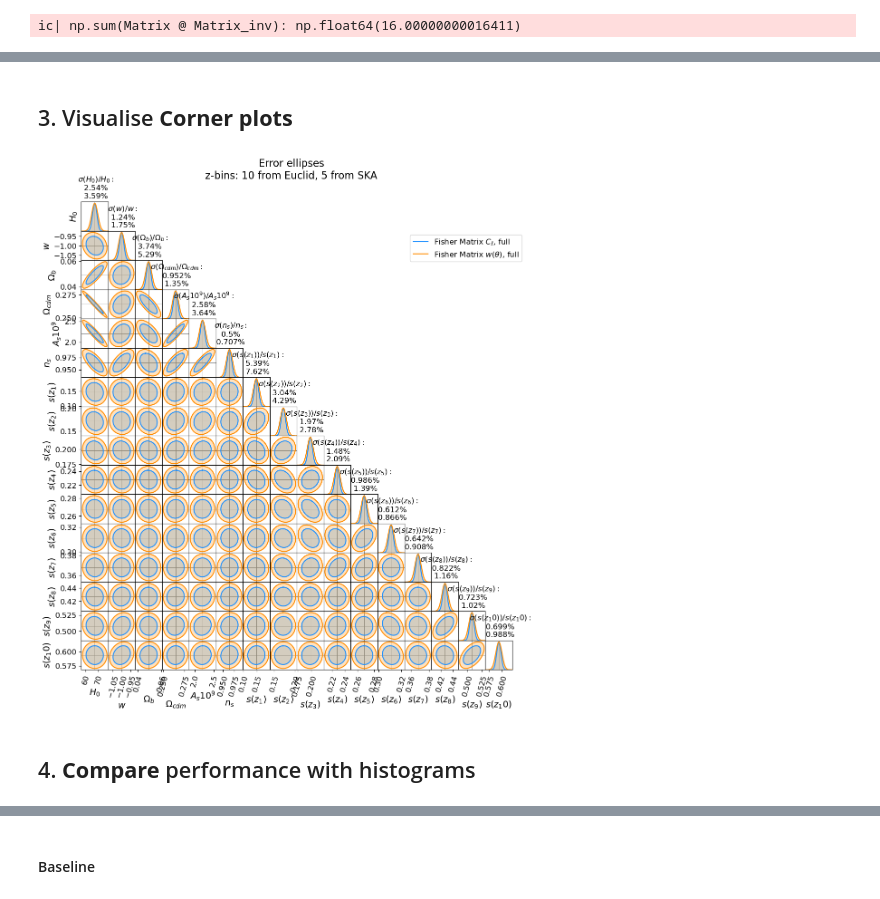
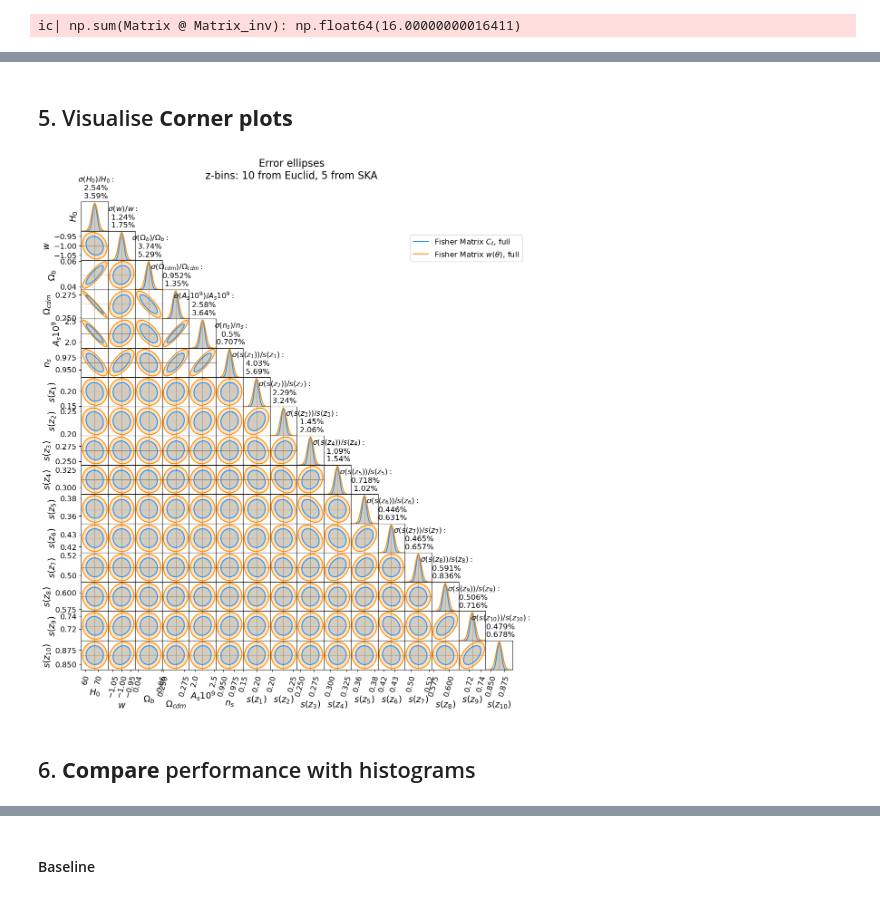
Before and after one commit to GreenTS27/Photo_Surveys-HI_IM-Fisher_Matrix, a Jupyter notebook: Fisher_Matrix_C_ell_vs_w_t.ipynb, the cells around one changed output, grey strips where cells are left out. Drawn from its saved outputs; the diff is of its cells as text; code cells hidden in the pictures.

```diff
--- a/Fisher_Matrix_C_ell_vs_w_t.ipynb
+++ b/Fisher_Matrix_C_ell_vs_w_t.ipynb
@@ -196,7 +210,8 @@ def Temp_HI(z):
     return 0.055919 + 0.23242 * z - 0.024136 * z**2
 
 
-arr_z_central_MK = np.array( [0.15, 0.25, 0.35, 0.45, 0.55, 0.65, 0.75, 0.85, 0.95, 1.05, 1.15] )
+arr_z_central_MK = np.array( [0.45, 0.55, 0.65, 0.75, 0.85, 0.95, 1.05, 1.15, 1.25, 1.35, 1.45] )
+bin_width_MK = 0.1
 nu_ref = 1420.0 # MHz, frequency of the HI line
 arr_nu_central_MK = nu_ref / (arr_z_central_MK+1)
 
@@ -248,24 +263,15 @@ Note that the assumed redshift bin width is z = 0.1, but we show the results for
 # %%
 # SKA1 Wide Band 1 Survey
 
-arr_gal_bias_SKA = np.array([0.94, 1.26, 1.85, 2.26, 3.72])
-arr_mag_bias_SKA = np.array([0.95, 1.31, 1.48, 1.34, 1.26])
-
-# Number of galaxies per bin
-arr_dNdz = np.array([ 17.53, 23.98, 22.80, 13.20, 20.30 ]) *10**6
-dNdz_Total_SKA = 1.4 # arcmin^-2
+arr_z_central_SKA = np.array([0.4, 0.6, 0.8, 1.0, 1.2, 1.4, 1.6, 1.8, 2.0, 2.2, 2.4, 2.6, 2.8, 3.0])
+bin_width_SKA = 0.1
 
 
-arr_z_min_SKA = np.array([0.0, 0.5, 1.0, 1.5, 2.0])
-arr_z_max_SKA = np.array([0.5, 1.0, 1.5, 2.0, 6.0])
-
-arr_z_central_SKA = (arr_z_min_SKA + arr_z_max_SKA) / 2
-ic(arr_z_central_SKA)
-
 nu_ref = 1420.0 # MHz, frequency of the HI line
-arr_nu_min_SKA =  nu_ref / (arr_z_max_SKA+1)
-arr_nu_max_SKA =  nu_ref / (arr_z_min_SKA+1)
+# arr_nu_min_SKA =  nu_ref / (arr_z_max_SKA+1)
+# arr_nu_max_SKA =  nu_ref / (arr_z_min_SKA+1)
 arr_nu_central_SKA = nu_ref / (arr_z_central_SKA+1)
+ic(arr_nu_central_SKA)
 
 f_sky_SKA = np.around(1/2 * (1 - np.cos( np.radians(np.sqrt(20000) )) ), 3 ) # 20000 deg2 max sky coverage
 ic(f_sky_SKA)
@@ -1102,7 +1155,8 @@ ic| N_thetas: 100
 # %% [markdown]
 ### Cosmology and Magnification bias values
 # %%
-# set_name = "sz"
+# set_name = "beta"
+set_name = "sz"
 
 ############################# Cosmological parameters ####################################
 # dic_Cosm_param={"parameter_name" : ["par_info", fiducial_value, h_value]
@@ -1118,12 +1172,13 @@ dic_Cosm_param= {
 
 # Magnification bias values, s(z)
 dic_mag_bias = {}
-for z_c in arr_z_central:
+for index_zc, z_c in enumerate(arr_z_central):
     if z_c in dic_Gal_HI_id["Gal"]:
         if Survey_Gal=="Euclid":
-            dic_mag_bias[z_c] = mag_bias_Euclid(z_c)
+            dic_mag_bias[z_c] = arr_mag_bias_Euclid[index_zc]
         else:
             dic_mag_bias[z_c] = mag_bias_DES(z_c)
+
     elif z_c in dic_Gal_HI_id["HI"]:
         dic_mag_bias[z_c] = 2/5
 
@@ -1161,7 +1216,6 @@ pars.InitPower.set_params(As=dic_cosmology["A_s"], ns=dic_cosmology["n_s"])
 # folder to save the data in
 folder_name = "Fisher_Data/"
 # String name to save file
-# save_filename = f"{Survey_Gal}_{N_bins_Gal}zbins_{Survey_HI}_{N_bins_HI}zbins_{set_name}"
-save_filename = f"{Survey_Gal}_{N_bins_Gal}zbins_{Survey_HI}_{N_bins_HI}zbins"
+save_filename = f"{Survey_Gal}_{N_bins_Gal}zbins_{Survey_HI}_{N_bins_HI}zbins_{set_name}"
 print(f"{folder_name}_..._{save_filename}_lmin{l_min}_thetaMax{theta_max}")
 # %% [output]
@@ -1536,5 +1403,5 @@ ic| np.sum(Matrix @ Matrix_inv): np.float64(7.000000000177119)
 # %% [markdown]
-## 3. Visualise **Corner plots**
+## 5. Visualise **Corner plots**
 # %%
 # Importing Fihser Matrices values from  saved data
 
@@ -1548,8 +1415,10 @@ ic| np.sum(Matrix @ Matrix_inv): np.float64(7.000000000177119)
 
 # FIM_Cl_auto = np.loadtxt(open(F"{folder_name}FisherM_Cl_auto_{save_filename}_f{f_sky_str}_lmin{l_min}_thetaMax{theta_max}.csv", "rb"), delimiter=" ", skiprows=0)
 # FIM_w_auto  = np.loadtxt(open(F"{folder_name}FisherM_w_auto_{ save_filename}_f{f_sky_str}_lmin{l_min}_thetaMax{theta_max}.csv", "rb"), delimiter=" ", skiprows=0)
-FIM_Cl_full = np.loadtxt(open(F"{folder_name}FisherM_Cl_full_{save_filename}_lmin{l_min}_thetaMax{theta_max}.csv", "rb"), delimiter=" ", skiprows=0)
-FIM_w_full  = np.loadtxt(open(F"{folder_name}FisherM_w_full_{ save_filename}_lmin{l_min}_thetaMax{theta_max}.csv", "rb"), delimiter=" ", skiprows=0)
+# FIM_Cl_full = np.loadtxt(open(F"{folder_name}FisherM_Cl_full_{save_filename}_lmin{l_min}_thetaMax{theta_max}.csv", "rb"), delimiter=" ", skiprows=0)
+# FIM_w_full  = np.loadtxt(open(F"{folder_name}FisherM_w_full_{ save_filename}_lmin{l_min}_thetaMax{theta_max}.csv", "rb"), delimiter=" ", skiprows=0)
+FIM_Cl_full = np.loadtxt(open(F"{folder_name}FisherM_Cl_full_{save_filename}.csv", "rb"), delimiter=" ", skiprows=0)
+FIM_w_full  = np.loadtxt(open(F"{folder_name}FisherM_w_full_{ save_filename}.csv", "rb"), delimiter=" ", skiprows=0)
 
 ########################## Corner plots ###################################################################
 fid=[]
@@ -1577,7 +1446,7 @@ par = [
     r"$s(z_7)$",
     r"$s(z_8)$",
     r"$s(z_9)$",
-    r"$s(z_10)$",
+    r"$s(z_{10})$",
     ]
 par_titles = par
 
@@ -1589,41 +1458,41 @@ Plot_title = ("Error ellipses \n" +
             #   rf"$\theta \in [{theta_min}, {theta_max:.3g}]$; $\ell \in [{l_min}, {l_max}]$"
               )
 
-name_fig_corner = f"Figures/CornerP_{set_name}_{Survey_Gal}_{N_bins_Gal}zbins_{Survey_HI}_{N_bins_HI}zbins_theta_{theta_min_str}_{theta_max:.3g}-ell_{l_min}_{l_max}"
+# name_fig_corner = f"Figures/CornerP_{set_name}_{Survey_Gal}_{N_bins_Gal}zbins_{Survey_HI}_{N_bins_HI}zbins_theta_{theta_min_str}_{theta_max:.3g}-ell_{l_min}_{l_max}"
+name_fig_corner = f"Figures/CornerP_{set_name}_{Survey_Gal}_{N_bins_Gal}zbins_{Survey_HI}_{N_bins_HI}zbins"
 
 # list_colors = ["#37b67e", "#057041", "#7e71bf", "#4900ac"]
 # list_colors = ["dodgerblue", "darkorange", "slateblue", "firebrick"]
 list_colors = ["slateblue", "firebrick", "dodgerblue", "darkorange"]
 
 
 # Only s(z)
 # Fishers = [ np.linalg.inv(np.linalg.inv(FIM_Cl_auto) [0:4,0:4]),
 #             np.linalg.inv(np.linalg.inv(FIM_w_auto)  [0:4,0:4]),
 #             np.linalg.inv(np.linalg.inv(FIM_Cl_cross)[0:4,0:4]),
 #             np.linalg.inv(np.linalg.inv(FIM_w_cross) [0:4,0:4]) ]
 
 # Only Cosm param
 # Fishers = [ np.linalg.inv(np.linalg.inv(FIM_Cl_auto) [4:,4:]),
 #             np.linalg.inv(np.linalg.inv(FIM_w_auto)  [4:,4:]),
 #             np.linalg.inv(np.linalg.inv(FIM_Cl_cross)[4:,4:]),
 #             np.linalg.inv(np.linalg.inv(FIM_w_cross) [4:,4:]) ]
 
 
 # Fishers = [ FIM_Cl_auto, FIM_w_auto, FIM_Cl_full, FIM_w_full ]
 # Flabels = [ r"Fisher Matrix $C_\ell$, auto", r"Fisher Matrix $w(\theta)$, auto", r"Fisher Matrix $C_\ell$, full", r"Fisher Matrix $w(\theta)$, full" ]
 # CornerPlot( Fishers, fid, par, par_titles, Plot_title, Flabels=Flabels, cores=list_colors, figure_size=(10,8),
 #             Fig_name= name_fig_corner+".png")
 
 # Fishers = [ FIM_Cl_auto, FIM_w_auto]
 # Flabels = [ r"Fisher Matrix $C_\ell$, auto", r"Fisher Matrix $w(\theta)$, auto"  ]
 # CornerPlot( Fishers, fid, par, par_titles, Plot_title,  Flabels=Flabels, cores=[list_colors[0], list_colors[1]] )
 
-# Fishers = [ FIM_Cl_full, FIM_w_full ]
 Fishers = [ FIM_Cl_full, FIM_w_full ]
 Flabels = [ r"Fisher Matrix $C_\ell$, full", r"Fisher Matrix $w(\theta)$, full" ]
 CornerPlot( Fishers, fid, par, par_titles, Plot_title, Flabels=Flabels, cores=[list_colors[2], list_colors[3]],
             Fig_name= name_fig_corner+"_full.png", figure_size=(11,12))
 # %% [output]
-[figure, old version]
+[figure, new version]
 # %% [markdown]
-## 4. **Compare** performance with histograms
+## 6. **Compare** performance with histograms
```
Also changed, not shown: parts of 45 cells of this notebook.
